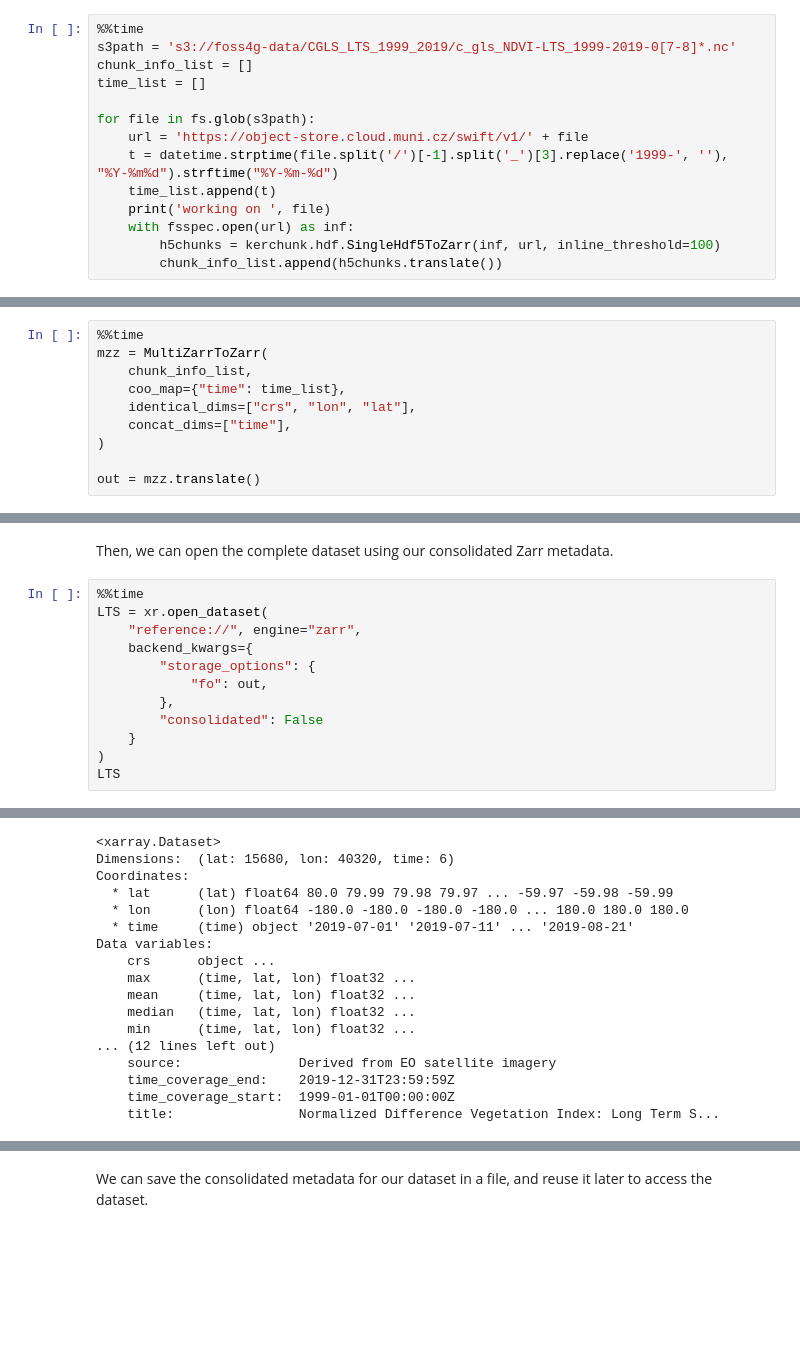
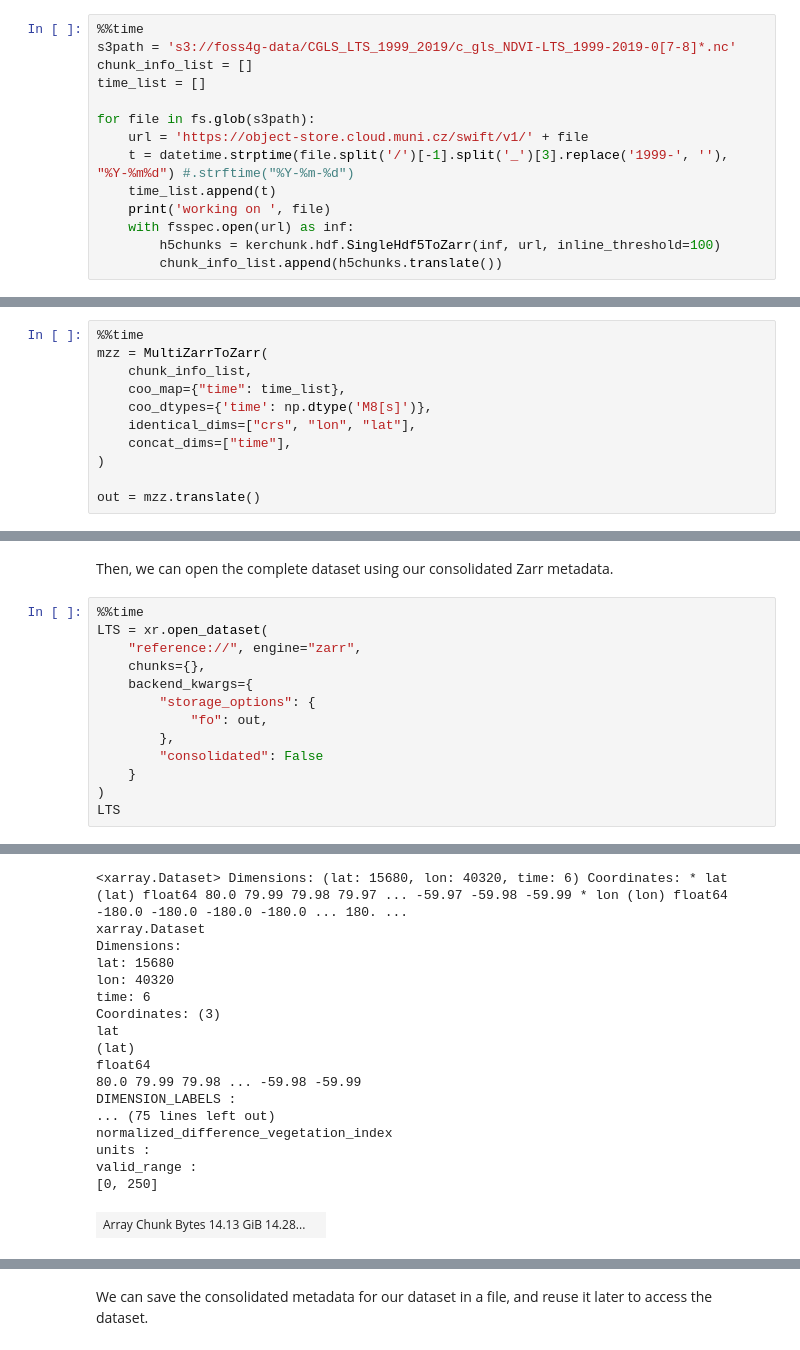
Before and after one commit to pangeo-data/geo-open-hack-2024, a Jupyter notebook: docs/pangeo/chunking_introduction.ipynb, the cells around one changed output, grey strips where cells are left out. Drawn from its saved outputs; the diff is of its cells as text; blank space fills up the shorter version.

Commit message:
fix chunking

```diff
--- a/docs/pangeo/chunking_introduction.ipynb
+++ b/docs/pangeo/chunking_introduction.ipynb
@@ -749,7 +749,7 @@ time_list = []
 
 for file in fs.glob(s3path):
     url = 'https://object-store.cloud.muni.cz/swift/v1/' + file
-    t = datetime.strptime(file.split('/')[-1].split('_')[3].replace('1999-', ''), "%Y-%m%d").strftime("%Y-%m-%d")
+    t = datetime.strptime(file.split('/')[-1].split('_')[3].replace('1999-', ''), "%Y-%m%d") #.strftime("%Y-%m-%d")
     time_list.append(t)
     print('working on ', file)
     with fsspec.open(url) as inf:
@@ -773,6 +774,7 @@ from kerchunk.combine import MultiZarrToZarr
 mzz = MultiZarrToZarr(
     chunk_info_list,
     coo_map={"time": time_list},
+    coo_dtypes={'time': np.dtype('M8[s]')},
     identical_dims=["crs", "lon", "lat"],
     concat_dims=["time"],
 )
@@ -787,6 +789,7 @@ Then, we can open the complete dataset using our consolidated Zarr metadata.
 %%time
 LTS = xr.open_dataset(
     "reference://", engine="zarr",
+    chunks={},
     backend_kwargs={
         "storage_options": {
             "fo": out,
@@ -801,17 +804,18 @@ Wall time: 61.4 ms
-<xarray.Dataset>
-Dimensions:  (lat: 15680, lon: 40320, time: 6)
-Coordinates:
-  * lat      (lat) float64 80.0 79.99 79.98 79.97 ... -59.97 -59.98 -59.99
-  * lon      (lon) float64 -180.0 -180.0 -180.0 -180.0 ... 180.0 180.0 180.0
-  * time     (time) object '2019-07-01' '2019-07-11' ... '2019-08-21'
-Data variables:
-    crs      object ...
-    max      (time, lat, lon) float32 ...
-    mean     (time, lat, lon) float32 ...
-    median   (time, lat, lon) float32 ...
-    min      (time, lat, lon) float32 ...
-... (12 lines left out)
-    source:               Derived from EO satellite imagery
-    time_coverage_end:    2019-12-31T23:59:59Z
-    time_coverage_start:  1999-01-01T00:00:00Z
-    title:                Normalized Difference Vegetation Index: Long Term S...
+<xarray.Dataset> Dimensions: (lat: 15680, lon: 40320, time: 6) Coordinates: * lat (lat) float64 80.0 79.99 79.98 79.97 ... -59.97 -59.98 -59.99 * lon (lon) float64 -180.0 -180.0 -180.0 -180.0 ... 180. ...
+xarray.Dataset
+Dimensions:
+lat: 15680
+lon: 40320
+time: 6
+Coordinates: (3)
+lat
+(lat)
+float64
+80.0 79.99 79.98 ... -59.98 -59.99
+DIMENSION_LABELS :
+... (75 lines left out)
+normalized_difference_vegetation_index
+units :
+valid_range :
+[0, 250]
+| Array Chunk Bytes 14.13 GiB 14.28... |  |
```
Also changed, not shown: parts of 13 cells of this notebook.
